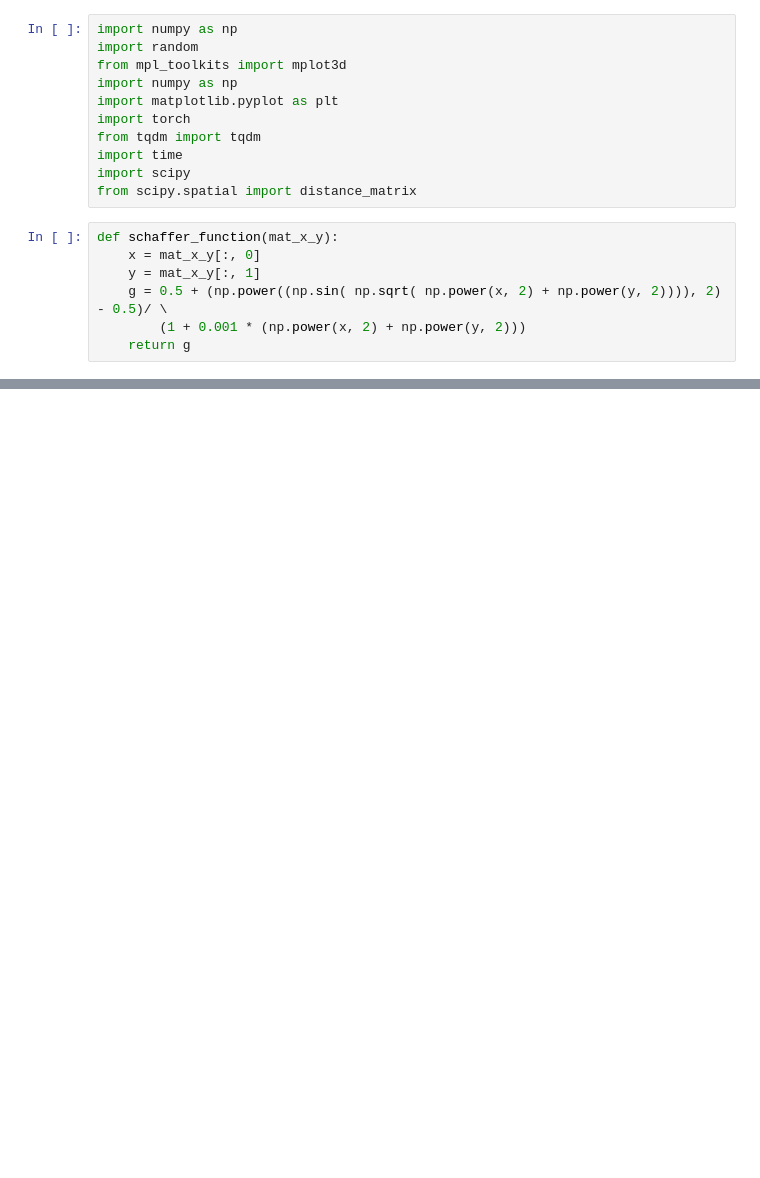
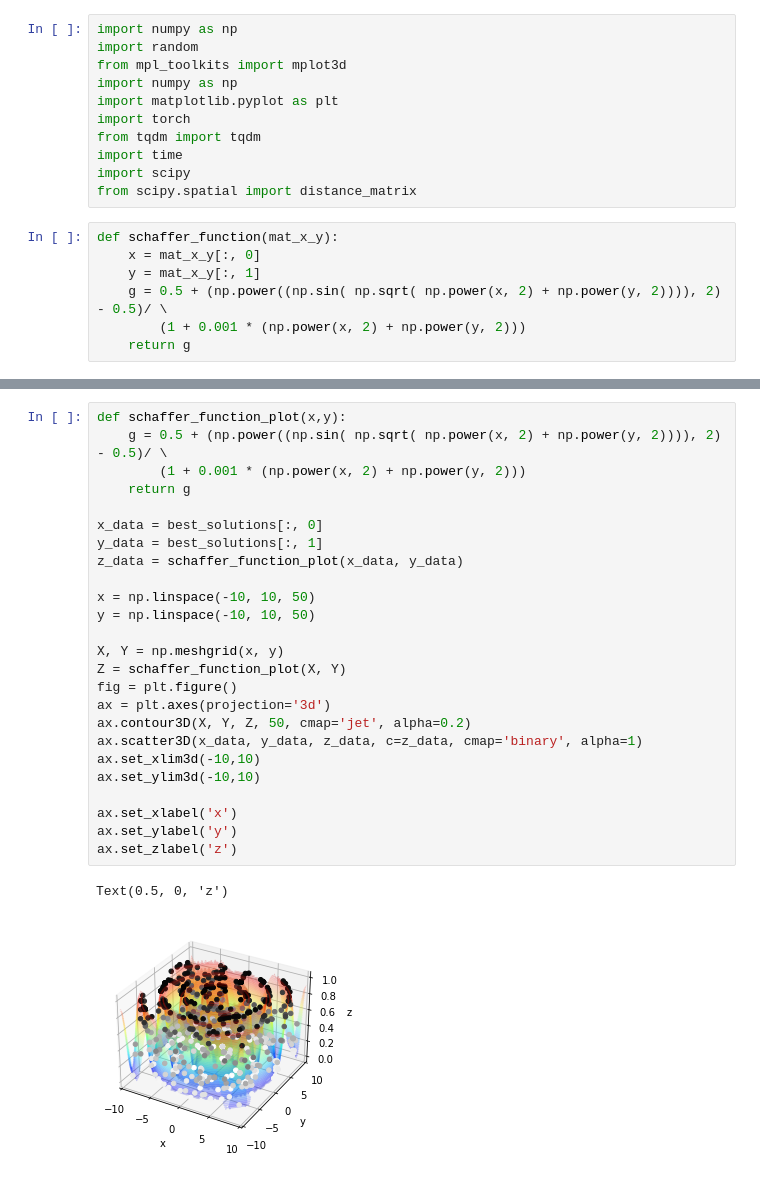
Before and after one commit to pdcos/evolutionary_algorithms, a Jupyter notebook: notebooks/optainet_prototype.ipynb, the cells around one changed output, grey strips where cells are left out. Drawn from its saved outputs; the diff is of its cells as text; blank space fills up the shorter version.

```diff
--- a/notebooks/optainet_prototype.ipynb
+++ b/notebooks/optainet_prototype.ipynb
@@ -141,0 +198,28 @@ opt_ai_net = OptAiNet(
+# %%
+def schaffer_function_plot(x,y):
+    g = 0.5 + (np.power((np.sin( np.sqrt( np.power(x, 2) + np.power(y, 2)))), 2) - 0.5)/ \
+        (1 + 0.001 * (np.power(x, 2) + np.power(y, 2)))
+    return g
+
+x_data = best_solutions[:, 0]
+y_data = best_solutions[:, 1]
+z_data = schaffer_function_plot(x_data, y_data)
+
+x = np.linspace(-10, 10, 50)
+y = np.linspace(-10, 10, 50)
+
+X, Y = np.meshgrid(x, y)
+Z = schaffer_function_plot(X, Y)
+fig = plt.figure()
+ax = plt.axes(projection='3d')
+ax.contour3D(X, Y, Z, 50, cmap='jet', alpha=0.2)
+ax.scatter3D(x_data, y_data, z_data, c=z_data, cmap='binary', alpha=1)
+ax.set_xlim3d(-10,10)
+ax.set_ylim3d(-10,10)
+
+ax.set_xlabel('x')
+ax.set_ylabel('y')
+ax.set_zlabel('z')
+# %% [output]
+Text(0.5, 0, 'z')
+[figure, added]
```
Also changed, not shown: parts of 1 cell of this notebook, 4 other files.
